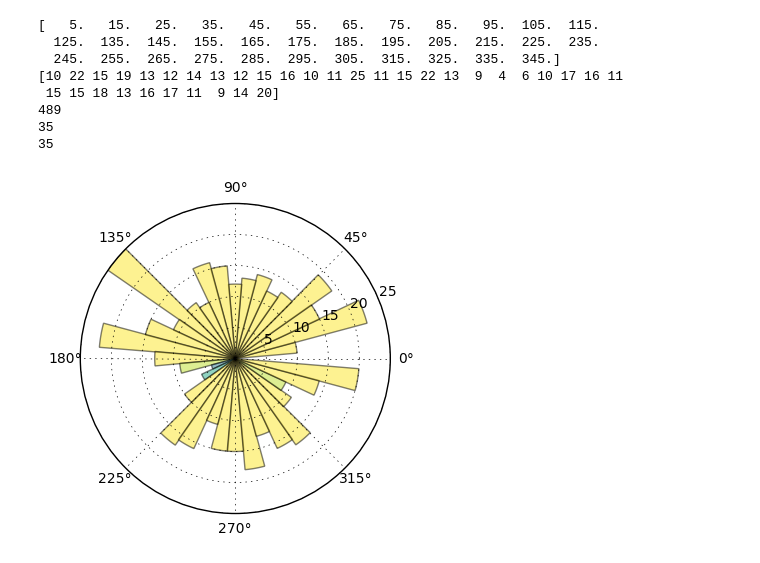
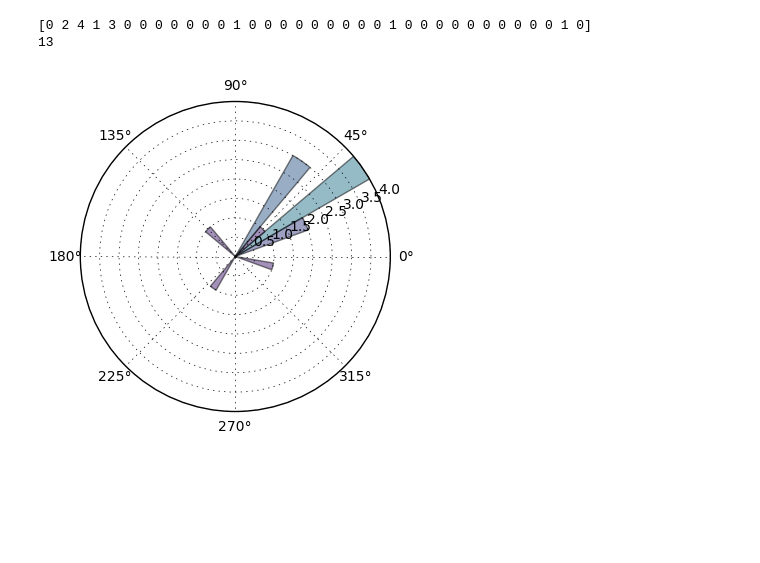
Before and after one commit to bmenounos/geog311_lab3, a Jupyter notebook: geog311_lab3.ipynb, the cells around one changed output. Saved outputs shown, nothing was run; the diff lists cells and outputs as text; code cells hidden in the pictures; blank space fills up the shorter version.

```diff
--- a/geog311_lab3.ipynb
+++ b/geog311_lab3.ipynb
@@ -133,52 +133,54 @@ Demo of bar plot on a polar axis.
 import numpy as np
 import matplotlib.pyplot as plt
 
 
 ## I've used random data here but make an array of numbers for your own work
 ## e.g. dirs = np.array([obs1, obs2, obs3, ...])
-dirs = np.random.uniform(low=0, high=360, size=(500,))
+dirs = np.array([23,45, 46, 47, 12, 23, 34, 12, 23, 23, 129, 330, 220])
+
+
+## calculate polar coordinates for mean direction
+
+r_x = np.cos(dirs * np.pi/180)
+
+## calculate out polar coordinates for r_y and also mean direction based on
+## equations above this code block
+
+
+
+
+
+#################################
+### Construct rose diagram below
+#################################
+
 
 bins = np.arange(0, 360., 10)
 
-
 n_obs, bins = np.histogram(dirs, bins=bins)
-bins = (bins[:-1] + bins[1:])/2.0
-
-
-print(bins)
-
+bins = ((5 + bins[:-1]) + (5 + bins[1:]))/2.0
 
 
 print(n_obs)
 print(sum(n_obs))
 
 N = len(n_obs)
 
-
-
-theta = np.pi/180. * bins #np.linspace(0.0, 2 * np.pi, N, endpoint=False)
-radii = n_obs #10 * np.random.rand(N)
+theta = np.pi/180. * bins
+radii = n_obs
 width = (2.0 *np.pi) / N
 
-print(len(theta))
-print(len(radii))
 
 ax = plt.subplot(111, projection='polar')
 bars = ax.bar(theta, radii, width=width, bottom=0.0)
 
 # Use custom colors and opacity
 for r, bar in zip(radii, bars):
     bar.set_facecolor(plt.cm.viridis(r / 10.))
     bar.set_alpha(0.5)
 
 plt.show()
 # %% [output]
-[   5.   15.   25.   35.   45.   55.   65.   75.   85.   95.  105.  115.
-  125.  135.  145.  155.  165.  175.  185.  195.  205.  215.  225.  235.
-  245.  255.  265.  275.  285.  295.  305.  315.  325.  335.  345.]
-[10 22 15 19 13 12 14 13 12 15 16 10 11 25 11 15 22 13  9  4  6 10 17 16 11
- 15 15 18 13 16 17 11  9 14 20]
-489
-35
-35
+[0 2 4 1 3 0 0 0 0 0 0 0 1 0 0 0 0 0 0 0 0 0 1 0 0 0 0 0 0 0 0 0 0 1 0]
+13
-[figure, old version]
+[figure, new version]
```
